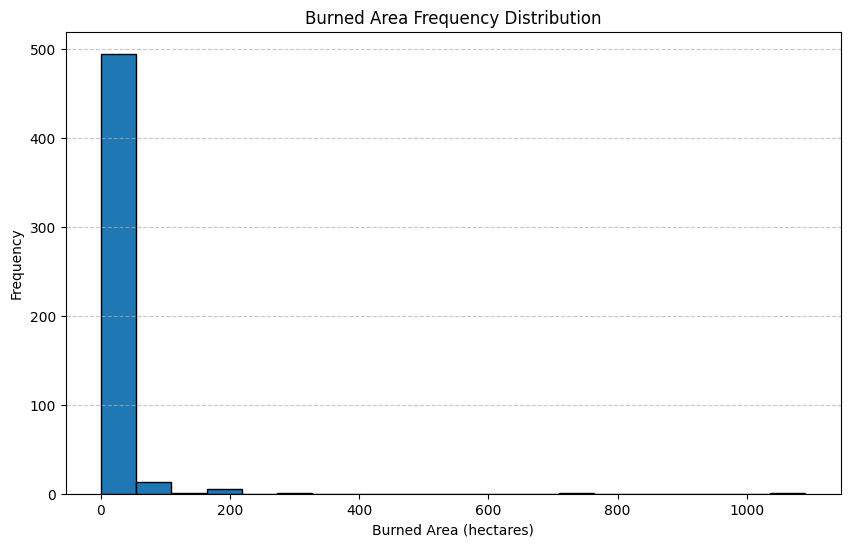
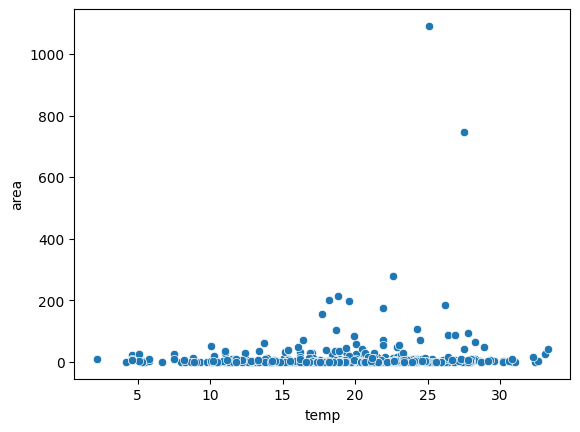
The change to this notebook cell's code, shown as a diff; its figure went from the first image to the second:
--- before
+++ after
@@ -1,10 +1,6 @@
-# Plot histogram
-plt.figure(figsize=(10,6))
-plt.hist(df["area"], bins=20, edgecolor="black")
-
-plt.title("Burned Area Frequency Distribution")
-plt.xlabel("Burned Area (hectares)")
-plt.ylabel("Frequency")
-
-plt.grid(axis="y", linestyle="--", alpha=0.7)
+plt.figure(figsize=(8,5))
+plt.scatter(df["temp"], df["area"], alpha=0.6)
+plt.xlabel("Temperature")
+plt.ylabel("Burned Area")
+plt.title("Burned Area vs Temperature")
 plt.show()

Commit: final_update